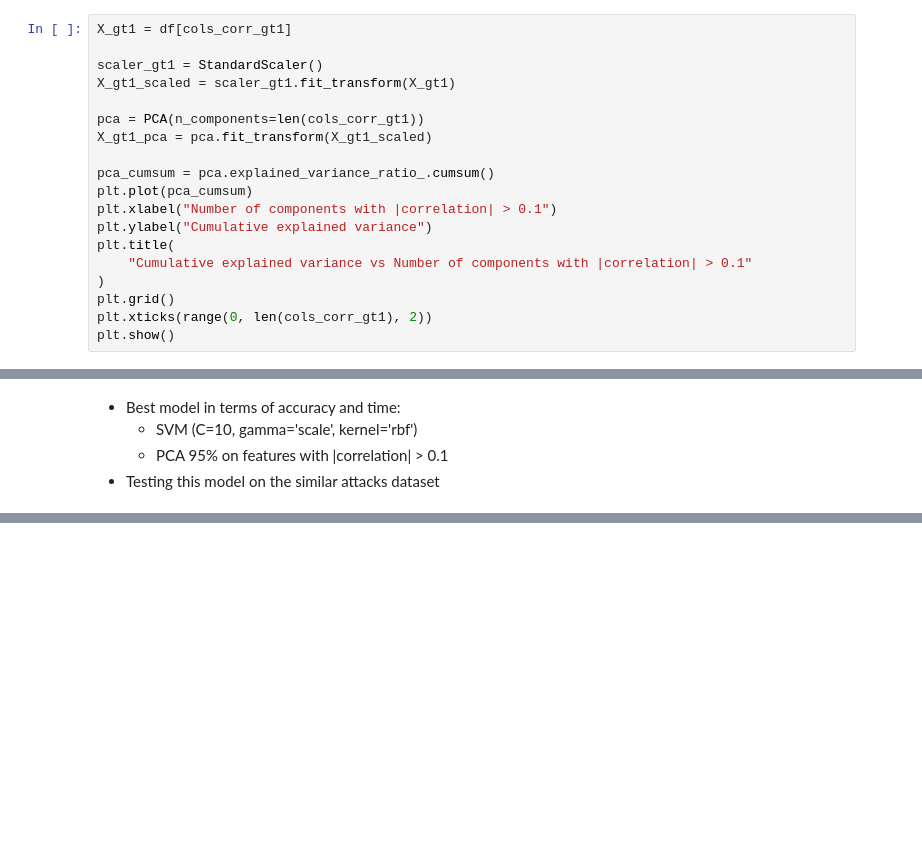
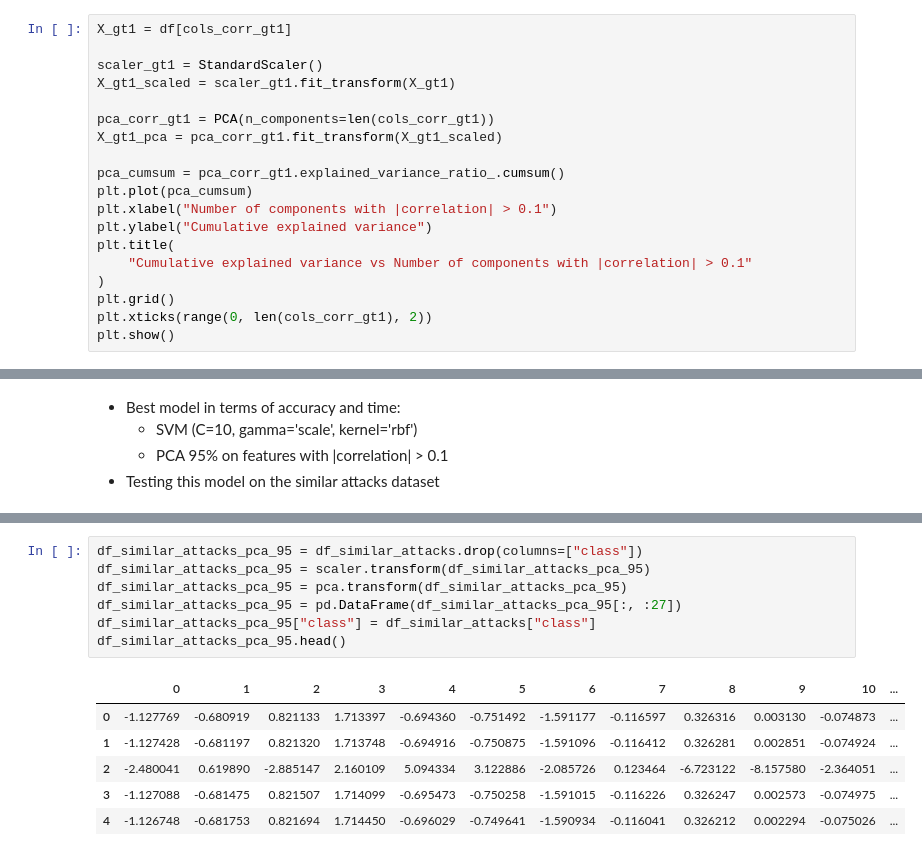
Before and after one commit to ibrahimmkhalid/data-245-project, a Jupyter notebook: model_svm.sync.ipynb, the cells around one changed output, grey strips where cells are left out. Saved outputs shown, nothing was run; the diff lists cells and outputs as text; blank space fills up the shorter version.

```diff
--- a/model_svm.sync.ipynb
+++ b/model_svm.sync.ipynb
@@ -269,10 +269,10 @@ X_gt1 = df[cols_corr_gt1]
 scaler_gt1 = StandardScaler()
 X_gt1_scaled = scaler_gt1.fit_transform(X_gt1)
 
-pca = PCA(n_components=len(cols_corr_gt1))
-X_gt1_pca = pca.fit_transform(X_gt1_scaled)
+pca_corr_gt1 = PCA(n_components=len(cols_corr_gt1))
+X_gt1_pca = pca_corr_gt1.fit_transform(X_gt1_scaled)
 
-pca_cumsum = pca.explained_variance_ratio_.cumsum()
+pca_cumsum = pca_corr_gt1.explained_variance_ratio_.cumsum()
 plt.plot(pca_cumsum)
 plt.xlabel("Number of components with |correlation| > 0.1")
 plt.ylabel("Cumulative explained variance")
@@ -648,0 +584,14 @@ benchmark_results
+# %%
+df_similar_attacks_pca_95 = df_similar_attacks.drop(columns=["class"])
+df_similar_attacks_pca_95 = scaler.transform(df_similar_attacks_pca_95)
+df_similar_attacks_pca_95 = pca.transform(df_similar_attacks_pca_95)
+df_similar_attacks_pca_95 = pd.DataFrame(df_similar_attacks_pca_95[:, :27])
+df_similar_attacks_pca_95["class"] = df_similar_attacks["class"]
+df_similar_attacks_pca_95.head()
+# %% [output]
+|  | 0 | 1 | 2 | 3 | 4 | 5 | 6 | 7 | 8 | 9 | 10 | ... |
+| 0 | -1.127769 | -0.680919 | 0.821133 | 1.713397 | -0.694360 | -0.751492 | -1.591177 | -0.116597 | 0.326316 | 0.003130 | -0.074873 | ... |
+| 1 | -1.127428 | -0.681197 | 0.821320 | 1.713748 | -0.694916 | -0.750875 | -1.591096 | -0.116412 | 0.326281 | 0.002851 | -0.074924 | ... |
+| 2 | -2.480041 | 0.619890 | -2.885147 | 2.160109 | 5.094334 | 3.122886 | -2.085726 | 0.123464 | -6.723122 | -8.157580 | -2.364051 | ... |
+| 3 | -1.127088 | -0.681475 | 0.821507 | 1.714099 | -0.695473 | -0.750258 | -1.591015 | -0.116226 | 0.326247 | 0.002573 | -0.074975 | ... |
+| 4 | -1.126748 | -0.681753 | 0.821694 | 1.714450 | -0.696029 | -0.749641 | -1.590934 | -0.116041 | 0.326212 | 0.002294 | -0.075026 | ... |
```
Also changed, not shown: parts of 54 cells of this notebook, 3 other files.
